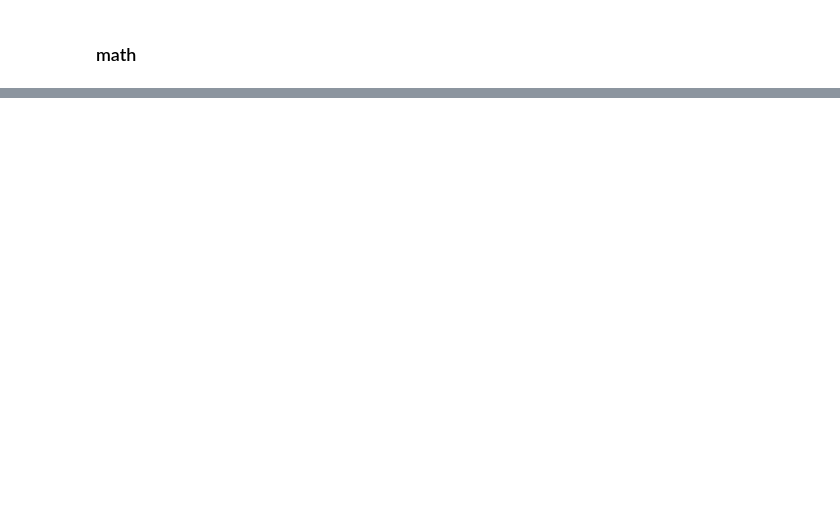
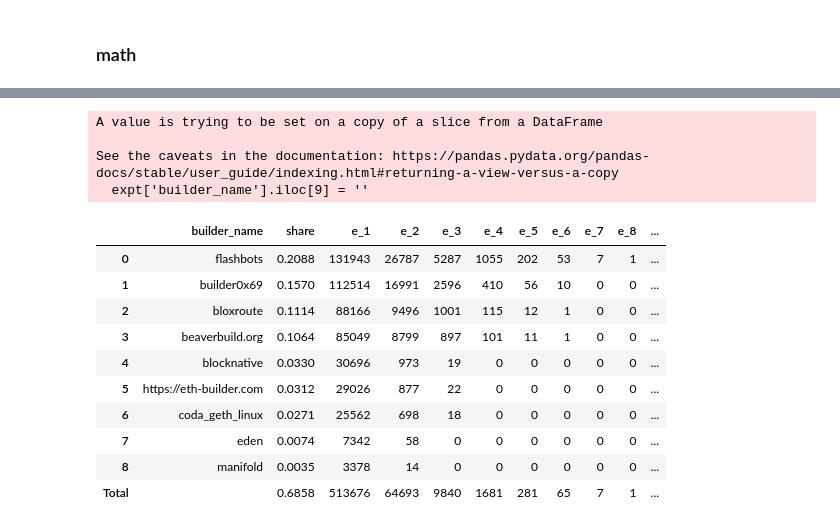
Before and after one commit to vivowa/mmev, a Jupyter notebook: lightblocks_testrun.ipynb, the cells around one changed output, grey strips where cells are left out. Saved outputs shown, nothing was run; the diff lists cells and outputs as text; code cells hidden in the pictures; blank space fills up the shorter version.

```diff
--- a/lightblocks_testrun.ipynb
+++ b/lightblocks_testrun.ipynb
@@ -167,0 +166,17 @@ calc.to_csv('result_tables/leaderboard_entity.csv', index=False)
+# %%
+calc.rename(columns={'builder_name': 'builder entity'}, inplace=True)
+calc.rename(columns={'slots': 'blocks'}, inplace=True)
+calc.rename(columns={'k_1': 'k=1'}, inplace=True)
+calc.rename(columns={'k_2': 'k=2'}, inplace=True)
+calc.rename(columns={'k_3': 'k=3'}, inplace=True)
+calc.rename(columns={'k_4': 'k=4'}, inplace=True)
+calc.rename(columns={'k_5': 'k=5'}, inplace=True)
+calc.rename(columns={'k_6': 'k=6'}, inplace=True)
+calc.rename(columns={'k_7': 'k=7'}, inplace=True)
+calc.rename(columns={'k_8': 'k=8'}, inplace=True)
+calc.rename(columns={'k_9': 'k=9'}, inplace=True)
+calc.rename(columns={'k_10': 'k=10'}, inplace=True)
+
+calc['builder entity'].replace('coda_geth_linux', 'x85linux', inplace=True)
+calc['builder entity'].replace('https://eth-builder.com', 'eth-builder.com', inplace=True)
+calc['builder entity'].replace('', 'Total', inplace=True)
@@ -703,0 +699,24 @@ def montecarlo(p):
+# %%
+totals = expt.sum()
+expt = expt.append(totals, ignore_index=True)
+expt.rename(index={9: 'Total'}, inplace=True)
+expt['builder_name'].iloc[9] = ''
+# %% [output]
+A value is trying to be set on a copy of a slice from a DataFrame
+
+See the caveats in the documentation: https://pandas.pydata.org/pandas-docs/stable/user_guide/indexing.html#returning-a-view-versus-a-copy
+  expt['builder_name'].iloc[9] = ''
+# %%
+expt
+# %% [output]
+|  | builder_name | share | e_1 | e_2 | e_3 | e_4 | e_5 | e_6 | e_7 | e_8 | ... |
+| 0 | flashbots | 0.2088 | 131943 | 26787 | 5287 | 1055 | 202 | 53 | 7 | 1 | ... |
+| 1 | builder0x69 | 0.1570 | 112514 | 16991 | 2596 | 410 | 56 | 10 | 0 | 0 | ... |
+| 2 | bloxroute | 0.1114 | 88166 | 9496 | 1001 | 115 | 12 | 1 | 0 | 0 | ... |
+| 3 | beaverbuild.org | 0.1064 | 85049 | 8799 | 897 | 101 | 11 | 1 | 0 | 0 | ... |
+| 4 | blocknative | 0.0330 | 30696 | 973 | 19 | 0 | 0 | 0 | 0 | 0 | ... |
+| 5 | https://eth-builder.com | 0.0312 | 29026 | 877 | 22 | 0 | 0 | 0 | 0 | 0 | ... |
+| 6 | coda_geth_linux | 0.0271 | 25562 | 698 | 18 | 0 | 0 | 0 | 0 | 0 | ... |
+| 7 | eden | 0.0074 | 7342 | 58 | 0 | 0 | 0 | 0 | 0 | 0 | ... |
+| 8 | manifold | 0.0035 | 3378 | 14 | 0 | 0 | 0 | 0 | 0 | 0 | ... |
+| Total |  | 0.6858 | 513676 | 64693 | 9840 | 1681 | 281 | 65 | 7 | 1 | ... |
```
Also changed, not shown: parts of 90 cells of this notebook, 4 other files.
